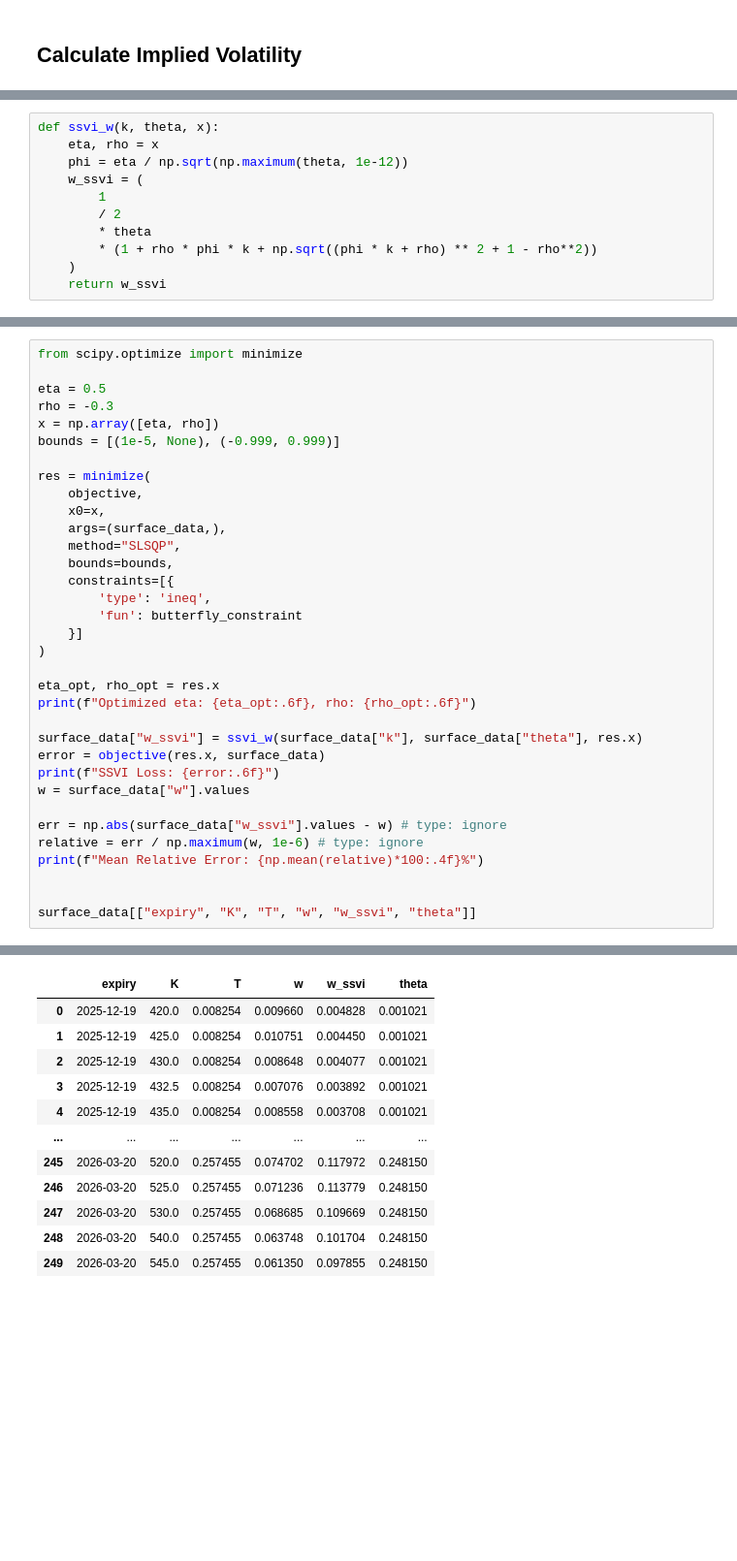
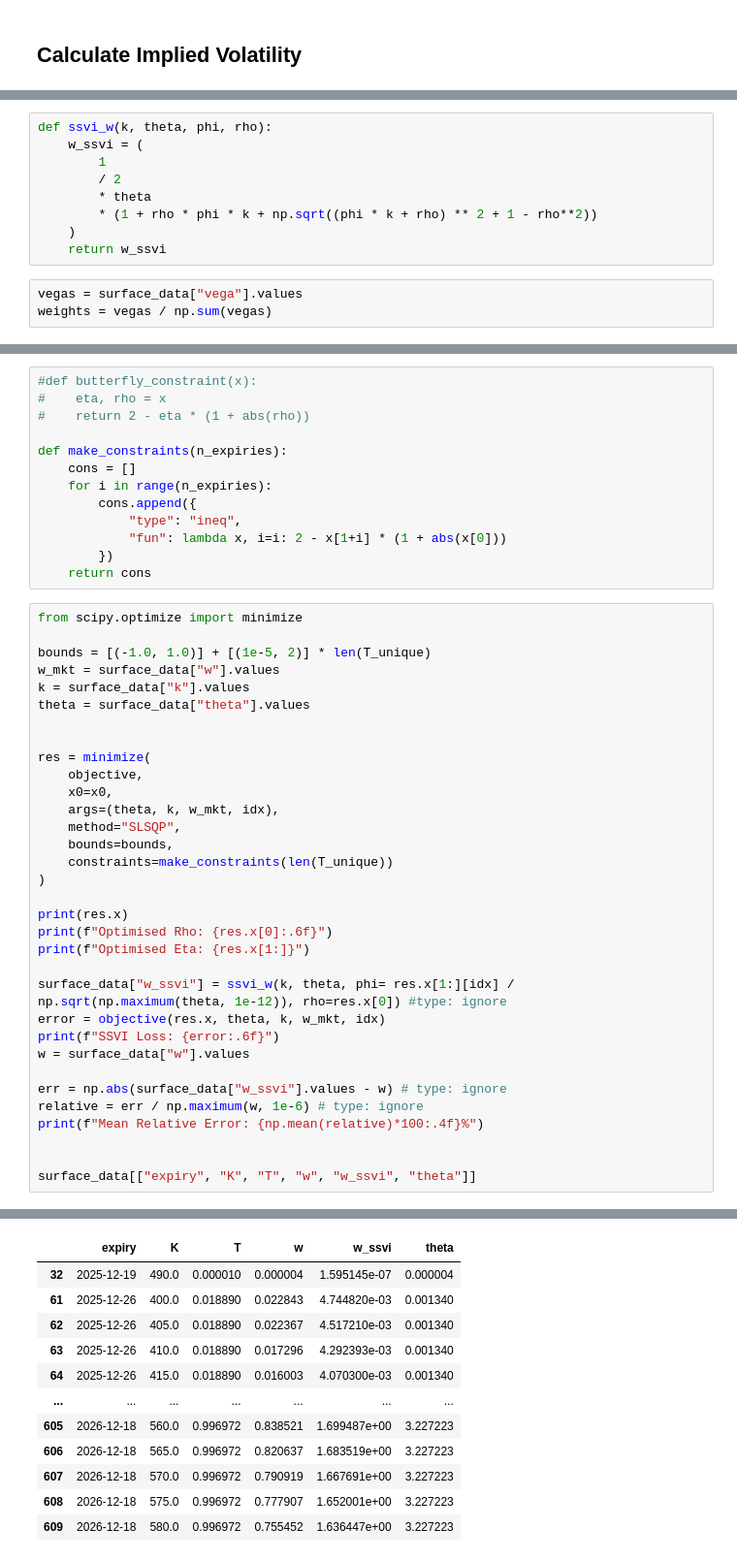
Before and after one commit to alqavii/ssvi-surface, a Jupyter notebook: backend/test copy.ipynb, the cells around one changed output, grey strips where cells are left out. Shown at 97% size. Saved outputs shown, nothing was run; the diff lists cells and outputs as text; blank space fills up the shorter version.

```diff
--- a/backend/test copy.ipynb
+++ b/backend/test copy.ipynb
@@ -168,7 +176,5 @@ Spot price: $476.32
 # %%
-def ssvi_w(k, theta, x):
-    eta, rho = x
-    phi = eta / np.sqrt(np.maximum(theta, 1e-12))
+def ssvi_w(k, theta, phi, rho):
     w_ssvi = (
         1
         / 2
@@ -176,4 +182,7 @@ def ssvi_w(k, theta, x):
         * (1 + rho * phi * k + np.sqrt((phi * k + rho) ** 2 + 1 - rho**2))
     )
     return w_ssvi
+# %%
+vegas = surface_data["vega"].values
+weights = vegas / np.sum(vegas)
 # %%
@@ -191,28 +197,40 @@ def butterfly_constraint(x):
+# %%
+#def butterfly_constraint(x):
+#    eta, rho = x
+#    return 2 - eta * (1 + abs(rho))
+
+def make_constraints(n_expiries):
+    cons = []
+    for i in range(n_expiries):
+        cons.append({
+            "type": "ineq",
+            "fun": lambda x, i=i: 2 - x[1+i] * (1 + abs(x[0]))
+        })
+    return cons
 # %%
 from scipy.optimize import minimize
 
-eta = 0.5
-rho = -0.3
-x = np.array([eta, rho])
-bounds = [(1e-5, None), (-0.999, 0.999)]
+bounds = [(-1.0, 1.0)] + [(1e-5, 2)] * len(T_unique)
+w_mkt = surface_data["w"].values
+k = surface_data["k"].values
+theta = surface_data["theta"].values
+
 
 res = minimize(
     objective,
-    x0=x,
-    args=(surface_data,),
+    x0=x0,
+    args=(theta, k, w_mkt, idx),
     method="SLSQP",
     bounds=bounds,
-    constraints=[{
-        'type': 'ineq',
-        'fun': butterfly_constraint
-    }]
+    constraints=make_constraints(len(T_unique))
 )
 
-eta_opt, rho_opt = res.x
-print(f"Optimized eta: {eta_opt:.6f}, rho: {rho_opt:.6f}")
+print(res.x)
+print(f"Optimised Rho: {res.x[0]:.6f}")
+print(f"Optimised Eta: {res.x[1:]}")
 
-surface_data["w_ssvi"] = ssvi_w(surface_data["k"], surface_data["theta"], res.x)
-error = objective(res.x, surface_data)
+surface_data["w_ssvi"] = ssvi_w(k, theta, phi= res.x[1:][idx] / np.sqrt(np.maximum(theta, 1e-12)), rho=res.x[0]) #type: ignore
+error = objective(res.x, theta, k, w_mkt, idx)
 print(f"SSVI Loss: {error:.6f}")
 w = surface_data["w"].values
 
@@ -229,12 +253,12 @@ Mean Relative Error: 36.7275%
 |  | expiry | K | T | w | w_ssvi | theta |
-| 0 | 2025-12-19 | 420.0 | 0.008254 | 0.009660 | 0.004828 | 0.001021 |
-| 1 | 2025-12-19 | 425.0 | 0.008254 | 0.010751 | 0.004450 | 0.001021 |
-| 2 | 2025-12-19 | 430.0 | 0.008254 | 0.008648 | 0.004077 | 0.001021 |
-| 3 | 2025-12-19 | 432.5 | 0.008254 | 0.007076 | 0.003892 | 0.001021 |
-| 4 | 2025-12-19 | 435.0 | 0.008254 | 0.008558 | 0.003708 | 0.001021 |
+| 32 | 2025-12-19 | 490.0 | 0.000010 | 0.000004 | 1.595145e-07 | 0.000004 |
+| 61 | 2025-12-26 | 400.0 | 0.018890 | 0.022843 | 4.744820e-03 | 0.001340 |
+| 62 | 2025-12-26 | 405.0 | 0.018890 | 0.022367 | 4.517210e-03 | 0.001340 |
+| 63 | 2025-12-26 | 410.0 | 0.018890 | 0.017296 | 4.292393e-03 | 0.001340 |
+| 64 | 2025-12-26 | 415.0 | 0.018890 | 0.016003 | 4.070300e-03 | 0.001340 |
 | ... | ... | ... | ... | ... | ... | ... |
-| 245 | 2026-03-20 | 520.0 | 0.257455 | 0.074702 | 0.117972 | 0.248150 |
-| 246 | 2026-03-20 | 525.0 | 0.257455 | 0.071236 | 0.113779 | 0.248150 |
-| 247 | 2026-03-20 | 530.0 | 0.257455 | 0.068685 | 0.109669 | 0.248150 |
-| 248 | 2026-03-20 | 540.0 | 0.257455 | 0.063748 | 0.101704 | 0.248150 |
-| 249 | 2026-03-20 | 545.0 | 0.257455 | 0.061350 | 0.097855 | 0.248150 |
+| 605 | 2026-12-18 | 560.0 | 0.996972 | 0.838521 | 1.699487e+00 | 3.227223 |
+| 606 | 2026-12-18 | 565.0 | 0.996972 | 0.820637 | 1.683519e+00 | 3.227223 |
+| 607 | 2026-12-18 | 570.0 | 0.996972 | 0.790919 | 1.667691e+00 | 3.227223 |
+| 608 | 2026-12-18 | 575.0 | 0.996972 | 0.777907 | 1.652001e+00 | 3.227223 |
+| 609 | 2026-12-18 | 580.0 | 0.996972 | 0.755452 | 1.636447e+00 | 3.227223 |
```
Also changed, not shown: parts of 14 cells of this notebook, 4 other files.
